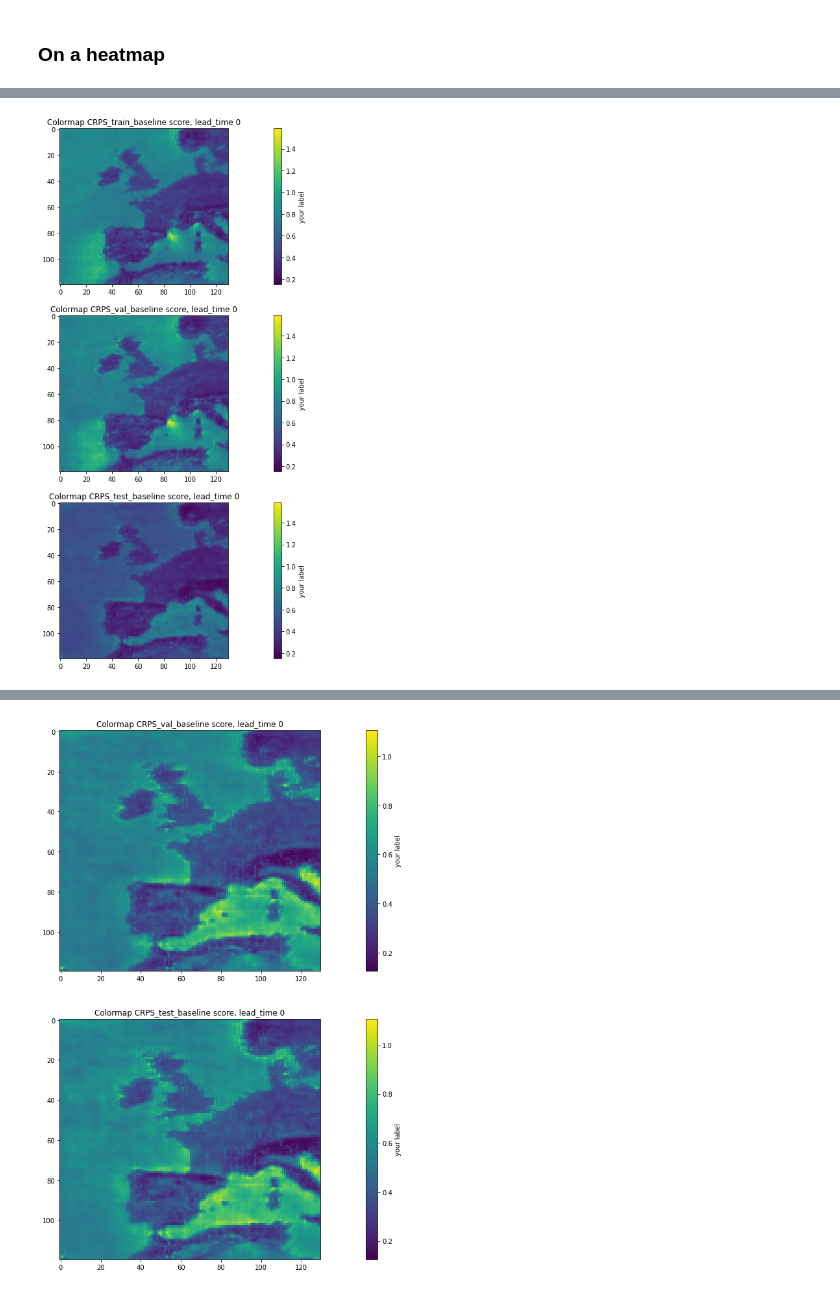
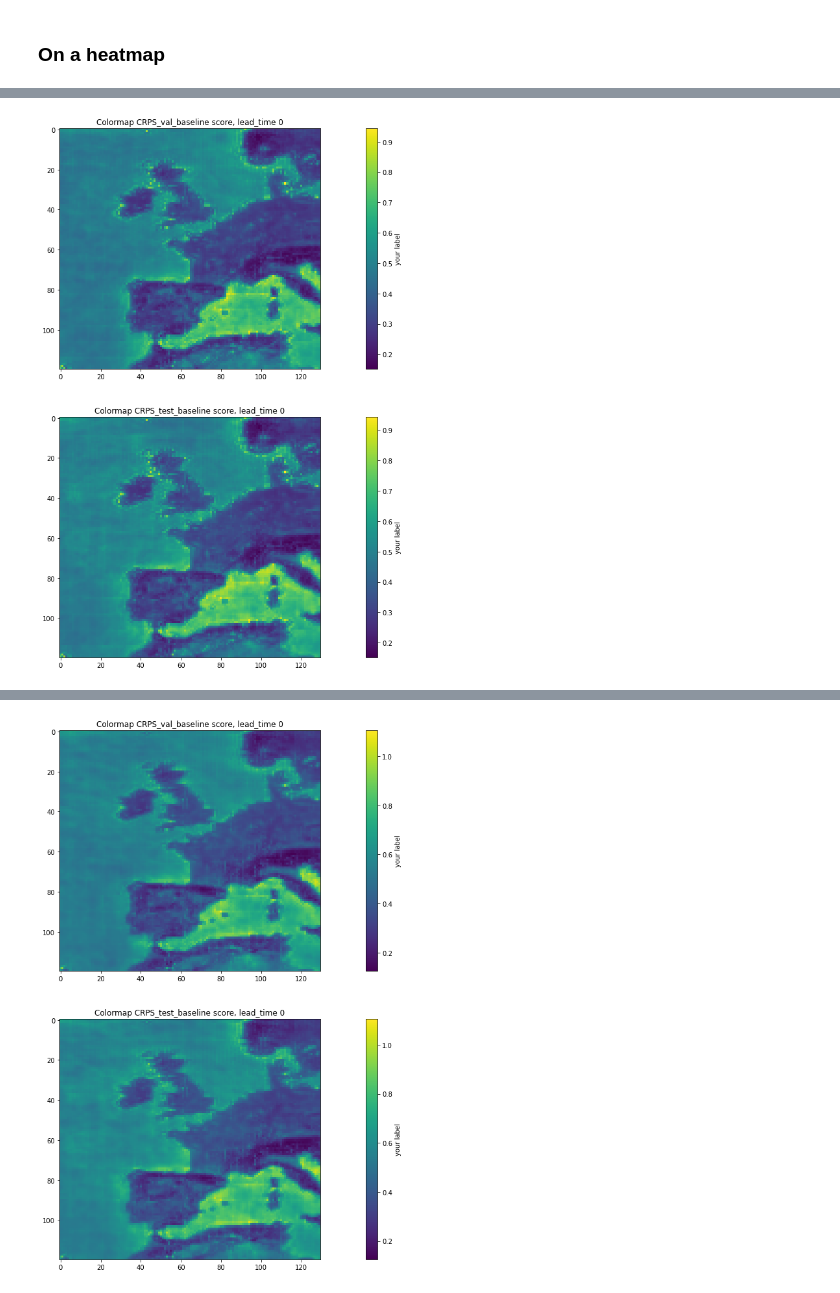
Before and after one commit to cleveryangcong/Bachelor_Thesis, a Jupyter notebook: notebooks/exploratory/2.8.2.1-dc-score_CRPS_train_val_test.ipynb, the cells around one changed output, grey strips where cells are left out. Cells and saved outputs as stored; diff of their text form; code cells hidden in the pictures.

Commit message:
New visualizations score CRPS of new val ws10 denormed

```diff
--- a/notebooks/exploratory/2.8.2.1-dc-score_CRPS_train_val_test.ipynb
+++ b/notebooks/exploratory/2.8.2.1-dc-score_CRPS_train_val_test.ipynb
@@ -222,9 +220,9 @@ def heatmap_lead(var_name, lead_time, models=[True, True, True]):
 # %% [output]
 [interactive output not drawn]
 # %%
-heatmap_lead("ws10", 0, models=[True, True, True])
+heatmap_lead("ws10", 0, models=[False, True, True])
 # %% [output]
-[figure, old version]
+[figure, new version]
 [interactive output not drawn]
 # %%
 heatmap_lead("u10", 0, models=[False, True, True])
```
Also changed, not shown: parts of 2 cells of this notebook.
